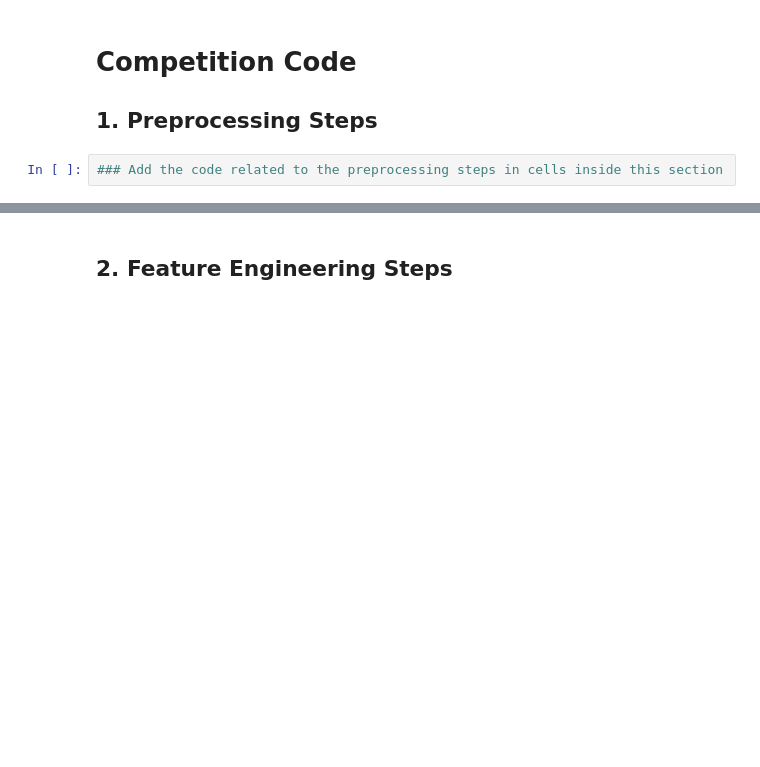
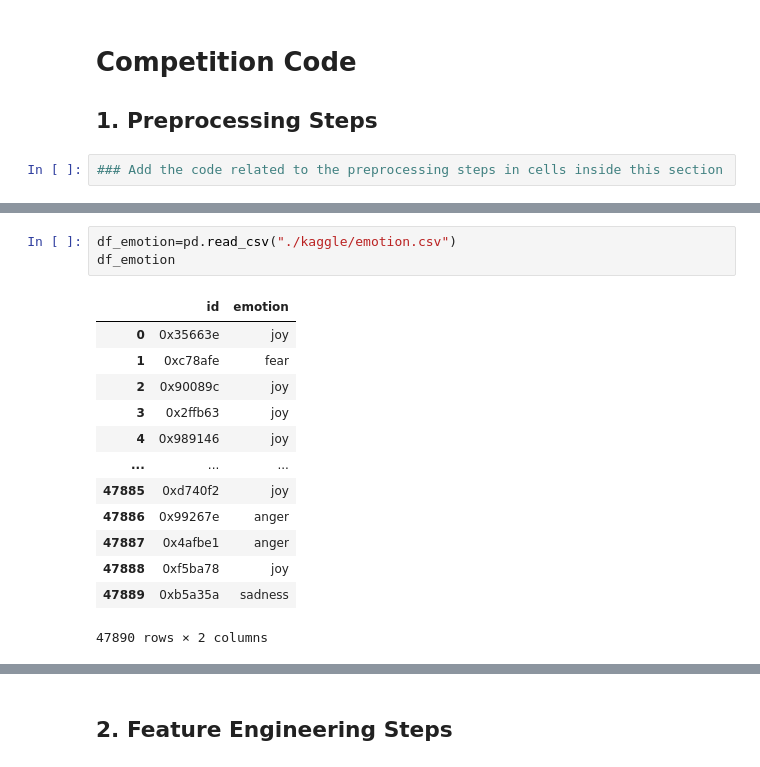
Before and after one commit to gill9307/DM2025-Lab2-Exercise, a Jupyter notebook: DM2025-Lab2-Homework.ipynb, the cells around one changed output, grey strips where cells are left out. Drawn from its saved outputs; the diff is of its cells as text; blank space fills up the shorter version.

```diff
--- a/DM2025-Lab2-Homework.ipynb
+++ b/DM2025-Lab2-Homework.ipynb
@@ -151,0 +185,17 @@ Markdown Syntax to Add Image: `![Description of the Image](./your_local_folder/n
+# %%
+df_emotion=pd.read_csv("./kaggle/emotion.csv")
+df_emotion
+# %% [output]
+|  | id | emotion |
+| 0 | 0x35663e | joy |
+| 1 | 0xc78afe | fear |
+| 2 | 0x90089c | joy |
+| 3 | 0x2ffb63 | joy |
+| 4 | 0x989146 | joy |
+| ... | ... | ... |
+| 47885 | 0xd740f2 | joy |
+| 47886 | 0x99267e | anger |
+| 47887 | 0x4afbe1 | anger |
+| 47888 | 0xf5ba78 | joy |
+| 47889 | 0xb5a35a | sadness |
+47890 rows × 2 columns
```
Also changed, not shown: parts of 24 cells of this notebook, 7 other files.
